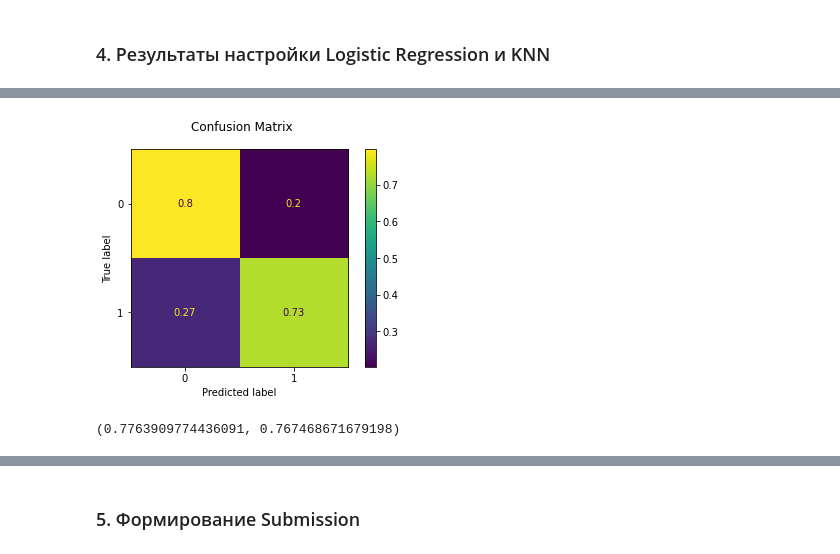
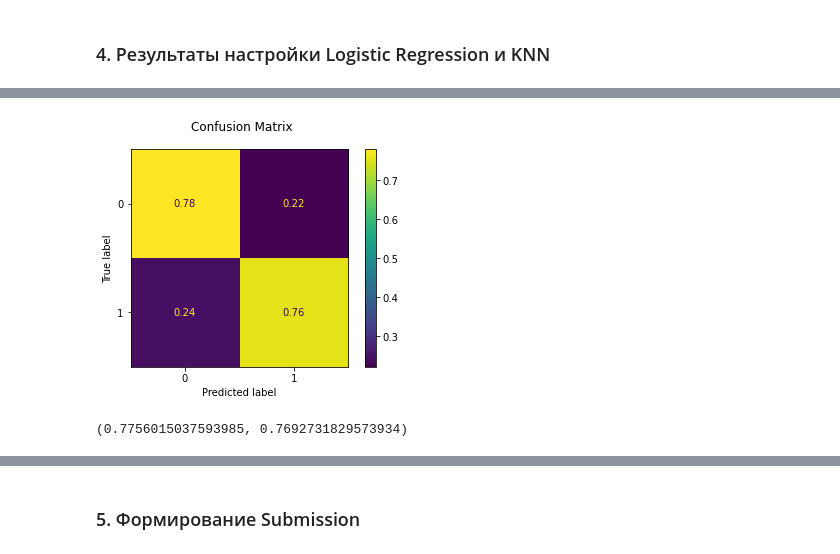
Before and after one commit to aslmyura/ml-python, a Jupyter notebook: 5_classification_linear_knn/hw_classification.ipynb, the cells around one changed output, grey strips where cells are left out. Cells and saved outputs as stored; diff of their text form; code cells hidden in the pictures.

```diff
--- a/5_classification_linear_knn/hw_classification.ipynb
+++ b/5_classification_linear_knn/hw_classification.ipynb
@@ -1310,0 +1414,8 @@ plt.show()
+# %%
+n_optU1 = n_neigh[np.argmax(test_acc_kU1)]
+test_acc_max = np.max(test_acc_kU1)
+print(f'Optimal K_neighbors (`uniform`, p=1) : {n_optU1}, test_acc: {test_acc_max}')
+
+n_optU2 = n_neigh[np.argmax(test_acc_kU2)]
+test_acc_max = np.max(test_acc_kU2)
+print(f'Optimal K_neighbors (`uniform`, p=2) : {n_optU2}, test_acc: {test_acc_max}')
@@ -1311,7 +1445,8 @@ plt.show()
 # %% [markdown]
 ### 4. Результаты настройки Logistic Regression и KNN
 # %%
-lr_result = LogisticRegression(C=1000, max_iter=1000)
+# lr_result = LogisticRegression(C=c_opt, max_iter=1000)
+lr_result = LogisticRegression(C=c_opt, max_iter=1000, solver='liblinear', penalty='l1') # Ok (try)
 fit_evaluate(lr_result, X1_train, y_train, X1_test, y_test)
 # %% [output]
 [figure]
@@ -1318,0 +1454,3 @@ fit_evaluate(lr_result, X1_train, y_train, X1_test, y_test)
+# %%
+knn_resultD1 = KNeighborsClassifier(n_neighbors=n_optD1, weights='distance', p=1)
+fit_evaluate(knn_resultD1, X1_train, y_train, X1_test, y_test)
@@ -1318,0 +1460,3 @@ fit_evaluate(lr_result, X1_train, y_train, X1_test, y_test)
+# %%
+knn_resultD2 = KNeighborsClassifier(n_neighbors=n_optD2, weights='distance', p=2)
+fit_evaluate(knn_resultD2, X1_train, y_train, X1_test, y_test)
@@ -1319,6 +1466,6 @@ fit_evaluate(lr_result, X1_train, y_train, X1_test, y_test)
 # %%
-knn_result = KNeighborsClassifier(n_neighbors=50, weights='uniform')
-fit_evaluate(knn_result, X1_train, y_train, X1_test, y_test)
+knn_resultU1 = KNeighborsClassifier(n_neighbors=n_optU1, weights='uniform', p=1)
+fit_evaluate(knn_resultU1, X1_train, y_train, X1_test, y_test)
 # %% [output]
-[figure, old version]
+[figure, new version]
-(0.7763909774436091, 0.767468671679198)
+(0.7756015037593985, 0.7692731829573934)
```
Also changed, not shown: parts of 52 cells of this notebook.
